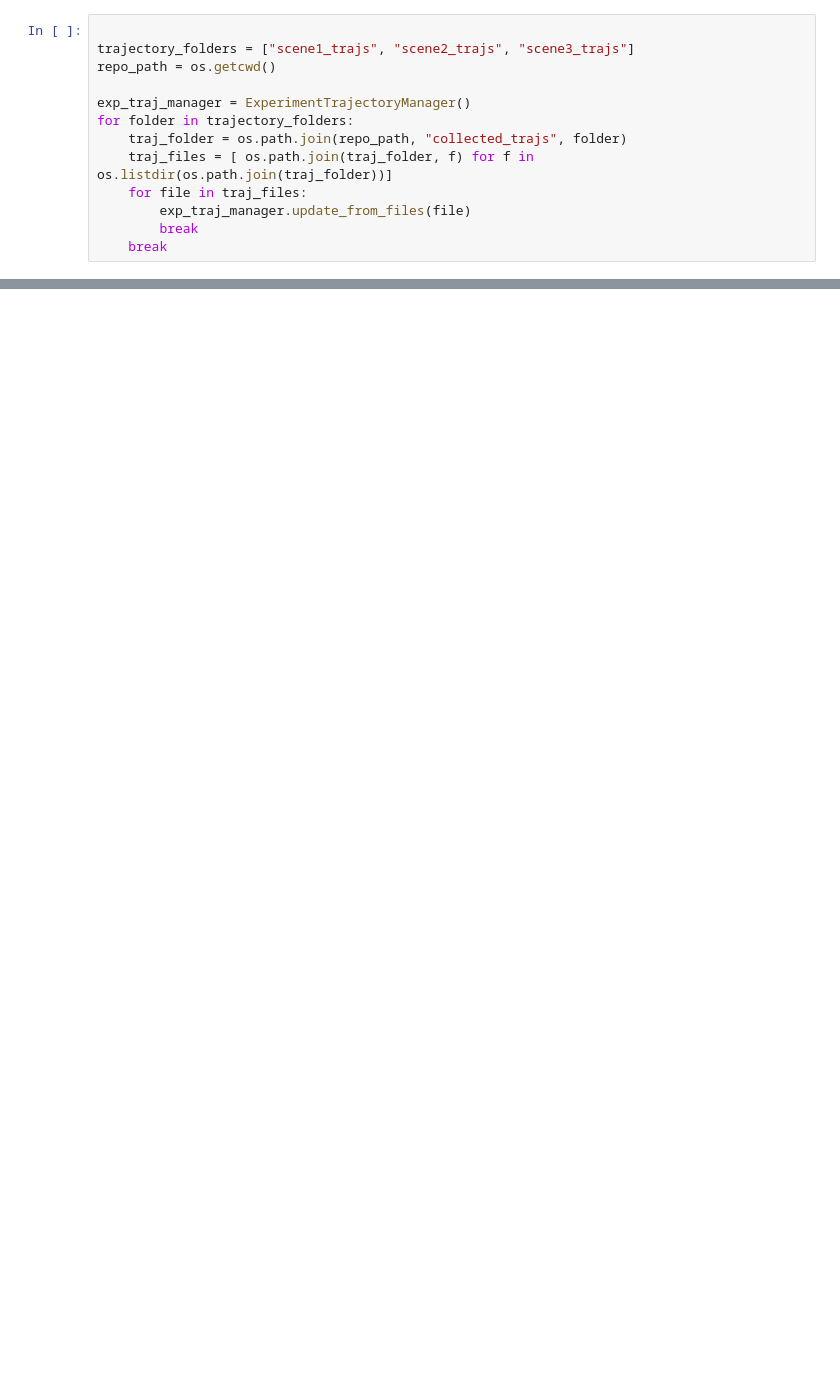
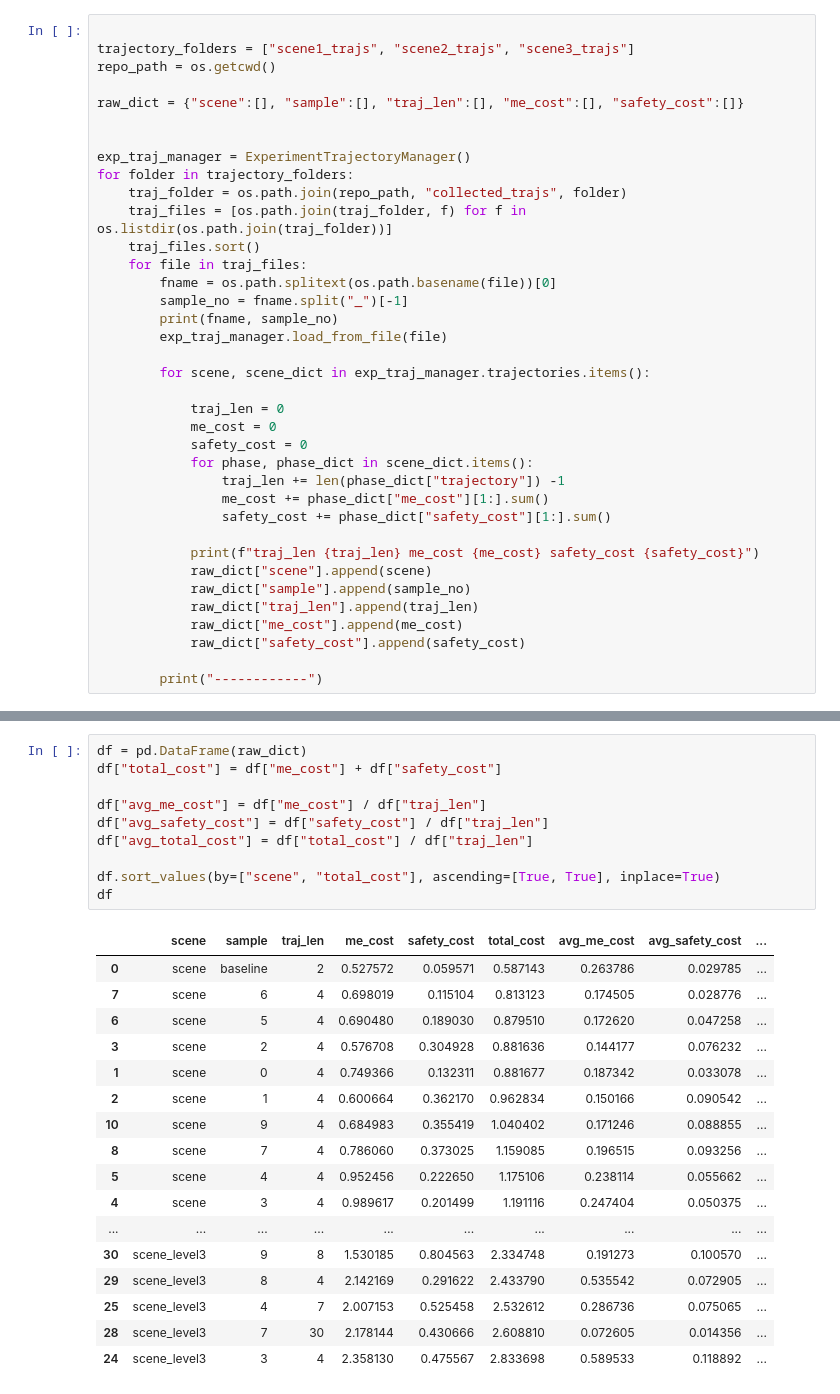
Before and after one commit to ducmngx/FailBench, a Jupyter notebook: evaluate_trajectories.ipynb, the cells around one changed output, grey strips where cells are left out. Drawn from its saved outputs; the diff is of its cells as text; blank space fills up the shorter version.

Commit message:
can play all saved trajectories in a given folder

```diff
--- a/evaluate_trajectories.ipynb
+++ b/evaluate_trajectories.ipynb
@@ -6,12 +7,36 @@ import os
 trajectory_folders = ["scene1_trajs", "scene2_trajs", "scene3_trajs"]
 repo_path = os.getcwd()
 
+raw_dict = {"scene":[], "sample":[], "traj_len":[], "me_cost":[], "safety_cost":[]}
+
+
 exp_traj_manager = ExperimentTrajectoryManager()
 for folder in trajectory_folders:
     traj_folder = os.path.join(repo_path, "collected_trajs", folder)
-    traj_files = [ os.path.join(traj_folder, f) for f in os.listdir(os.path.join(traj_folder))]
+    traj_files = [os.path.join(traj_folder, f) for f in os.listdir(os.path.join(traj_folder))]
+    traj_files.sort()
     for file in traj_files:
-        exp_traj_manager.update_from_files(file)
-        break
-    break
+        fname = os.path.splitext(os.path.basename(file))[0]
+        sample_no = fname.split("_")[-1]
+        print(fname, sample_no)
+        exp_traj_manager.load_from_file(file)
+
+        for scene, scene_dict in exp_traj_manager.trajectories.items():
+
+            traj_len = 0
+            me_cost = 0
+            safety_cost = 0
+            for phase, phase_dict in scene_dict.items():
+                traj_len += len(phase_dict["trajectory"]) -1
+                me_cost += phase_dict["me_cost"][1:].sum()
+                safety_cost += phase_dict["safety_cost"][1:].sum()
+
+            print(f"traj_len {traj_len} me_cost {me_cost} safety_cost {safety_cost}")
+            raw_dict["scene"].append(scene)
+            raw_dict["sample"].append(sample_no)
+            raw_dict["traj_len"].append(traj_len)
+            raw_dict["me_cost"].append(me_cost)
+            raw_dict["safety_cost"].append(safety_cost)
+
+        print("------------")
 # %% [output]
@@ -18,0 +80,28 @@ FileNotFoundError: [Errno 2] No such file or directory: '/mnt/saad/FailBench/sce
+# %%
+df = pd.DataFrame(raw_dict)
+df["total_cost"] = df["me_cost"] + df["safety_cost"]
+
+df["avg_me_cost"] = df["me_cost"] / df["traj_len"]
+df["avg_safety_cost"] = df["safety_cost"] / df["traj_len"]
+df["avg_total_cost"] = df["total_cost"] / df["traj_len"]
+
+df.sort_values(by=["scene", "total_cost"], ascending=[True, True], inplace=True)
+df
+# %% [output]
+|  | scene | sample | traj_len | me_cost | safety_cost | total_cost | avg_me_cost | avg_safety_cost | ... |
+| 0 | scene | baseline | 2 | 0.527572 | 0.059571 | 0.587143 | 0.263786 | 0.029785 | ... |
+| 7 | scene | 6 | 4 | 0.698019 | 0.115104 | 0.813123 | 0.174505 | 0.028776 | ... |
+| 6 | scene | 5 | 4 | 0.690480 | 0.189030 | 0.879510 | 0.172620 | 0.047258 | ... |
+| 3 | scene | 2 | 4 | 0.576708 | 0.304928 | 0.881636 | 0.144177 | 0.076232 | ... |
+| 1 | scene | 0 | 4 | 0.749366 | 0.132311 | 0.881677 | 0.187342 | 0.033078 | ... |
+| 2 | scene | 1 | 4 | 0.600664 | 0.362170 | 0.962834 | 0.150166 | 0.090542 | ... |
+| 10 | scene | 9 | 4 | 0.684983 | 0.355419 | 1.040402 | 0.171246 | 0.088855 | ... |
+| 8 | scene | 7 | 4 | 0.786060 | 0.373025 | 1.159085 | 0.196515 | 0.093256 | ... |
+| 5 | scene | 4 | 4 | 0.952456 | 0.222650 | 1.175106 | 0.238114 | 0.055662 | ... |
+| 4 | scene | 3 | 4 | 0.989617 | 0.201499 | 1.191116 | 0.247404 | 0.050375 | ... |
+| ... | ... | ... | ... | ... | ... | ... | ... | ... | ... |
+| 30 | scene_level3 | 9 | 8 | 1.530185 | 0.804563 | 2.334748 | 0.191273 | 0.100570 | ... |
+| 29 | scene_level3 | 8 | 4 | 2.142169 | 0.291622 | 2.433790 | 0.535542 | 0.072905 | ... |
+| 25 | scene_level3 | 4 | 7 | 2.007153 | 0.525458 | 2.532612 | 0.286736 | 0.075065 | ... |
+| 28 | scene_level3 | 7 | 30 | 2.178144 | 0.430666 | 2.608810 | 0.072605 | 0.014356 | ... |
+| 24 | scene_level3 | 3 | 4 | 2.358130 | 0.475567 | 2.833698 | 0.589533 | 0.118892 | ... |
```
Also changed, not shown: parts of 5 cells of this notebook, 1 other file.
